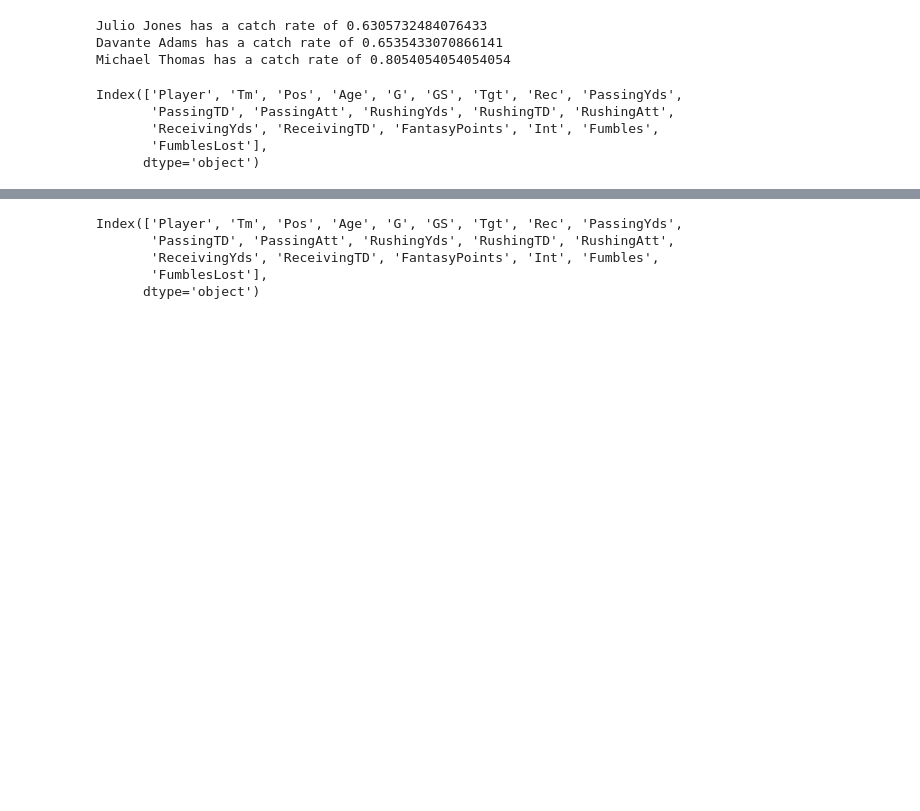
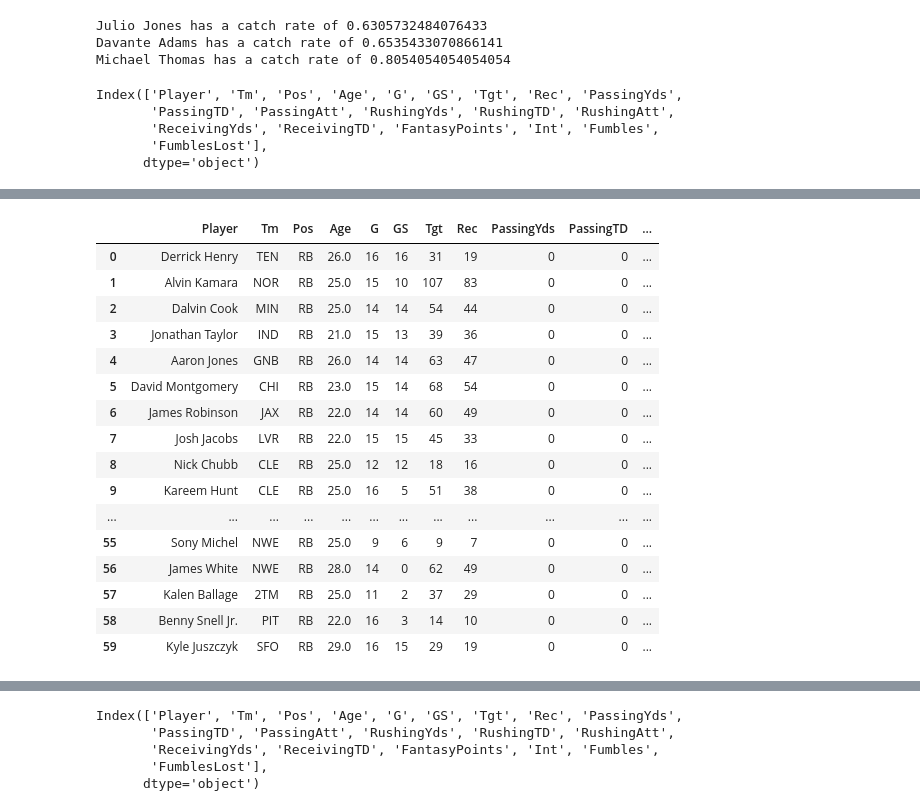
Before and after one commit to firedynasty/fantasy_football, a Jupyter notebook: positional_groups/running_backs.ipynb, the cells around one changed output, grey strips where cells are left out. Drawn from its saved outputs; the diff is of its cells as text; code cells hidden in the pictures; blank space fills up the shorter version.

```diff
--- a/positional_groups/running_backs.ipynb
+++ b/positional_groups/running_backs.ipynb
@@ -42,0 +81,20 @@ Index(['Player', 'Tm', 'Pos', 'Age', 'G', 'GS', 'Tgt', 'Rec', 'PassingYds',
+# %%
+rb_df
+# %% [output]
+|  | Player | Tm | Pos | Age | G | GS | Tgt | Rec | PassingYds | PassingTD | ... |
+| 0 | Derrick Henry | TEN | RB | 26.0 | 16 | 16 | 31 | 19 | 0 | 0 | ... |
+| 1 | Alvin Kamara | NOR | RB | 25.0 | 15 | 10 | 107 | 83 | 0 | 0 | ... |
+| 2 | Dalvin Cook | MIN | RB | 25.0 | 14 | 14 | 54 | 44 | 0 | 0 | ... |
+| 3 | Jonathan Taylor | IND | RB | 21.0 | 15 | 13 | 39 | 36 | 0 | 0 | ... |
+| 4 | Aaron Jones | GNB | RB | 26.0 | 14 | 14 | 63 | 47 | 0 | 0 | ... |
+| 5 | David Montgomery | CHI | RB | 23.0 | 15 | 14 | 68 | 54 | 0 | 0 | ... |
+| 6 | James Robinson | JAX | RB | 22.0 | 14 | 14 | 60 | 49 | 0 | 0 | ... |
+| 7 | Josh Jacobs | LVR | RB | 22.0 | 15 | 15 | 45 | 33 | 0 | 0 | ... |
+| 8 | Nick Chubb | CLE | RB | 25.0 | 12 | 12 | 18 | 16 | 0 | 0 | ... |
+| 9 | Kareem Hunt | CLE | RB | 25.0 | 16 | 5 | 51 | 38 | 0 | 0 | ... |
+| ... | ... | ... | ... | ... | ... | ... | ... | ... | ... | ... | ... |
+| 55 | Sony Michel | NWE | RB | 25.0 | 9 | 6 | 9 | 7 | 0 | 0 | ... |
+| 56 | James White | NWE | RB | 28.0 | 14 | 0 | 62 | 49 | 0 | 0 | ... |
+| 57 | Kalen Ballage | 2TM | RB | 25.0 | 11 | 2 | 37 | 29 | 0 | 0 | ... |
+| 58 | Benny Snell Jr. | PIT | RB | 22.0 | 16 | 3 | 14 | 10 | 0 | 0 | ... |
+| 59 | Kyle Juszczyk | SFO | RB | 29.0 | 16 | 15 | 29 | 19 | 0 | 0 | ... |
```
Also changed, not shown: parts of 17 cells of this notebook, 3 other files.
